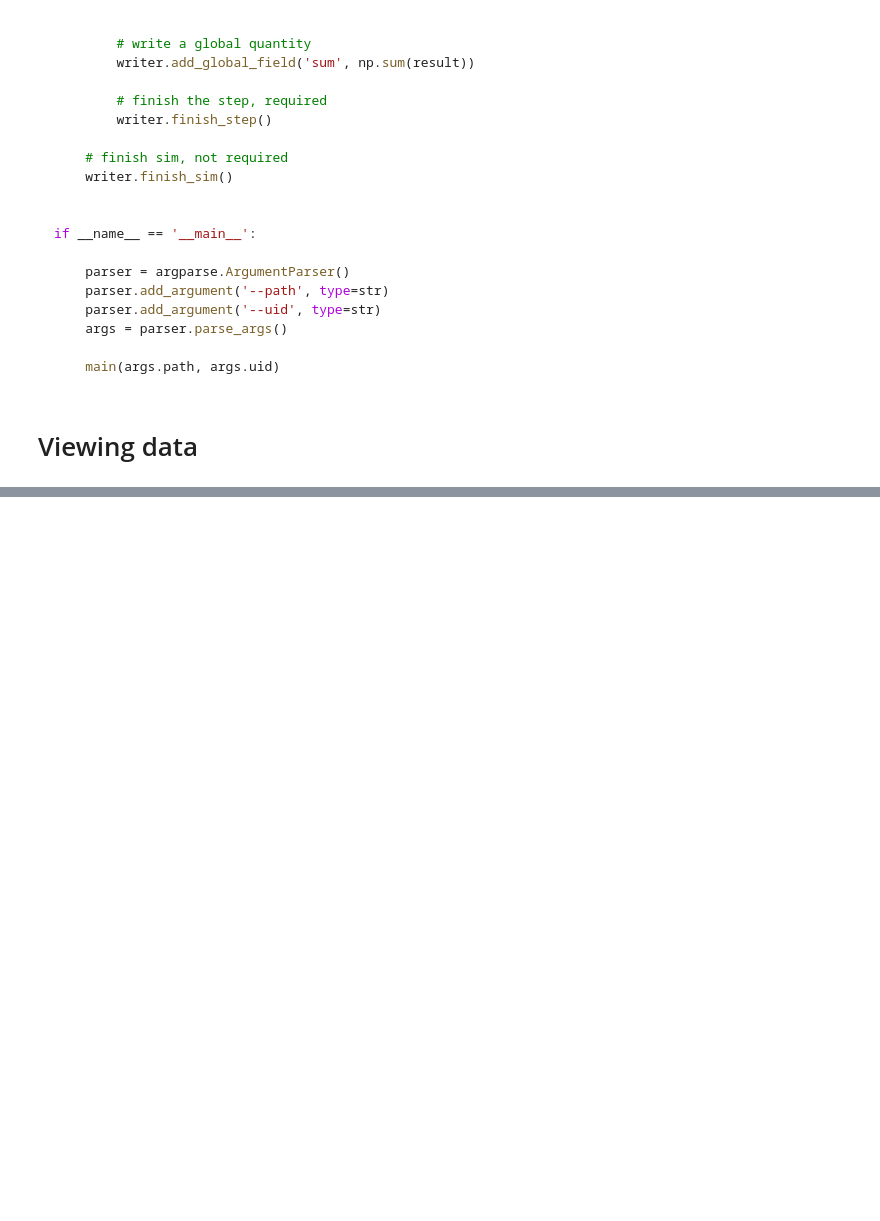
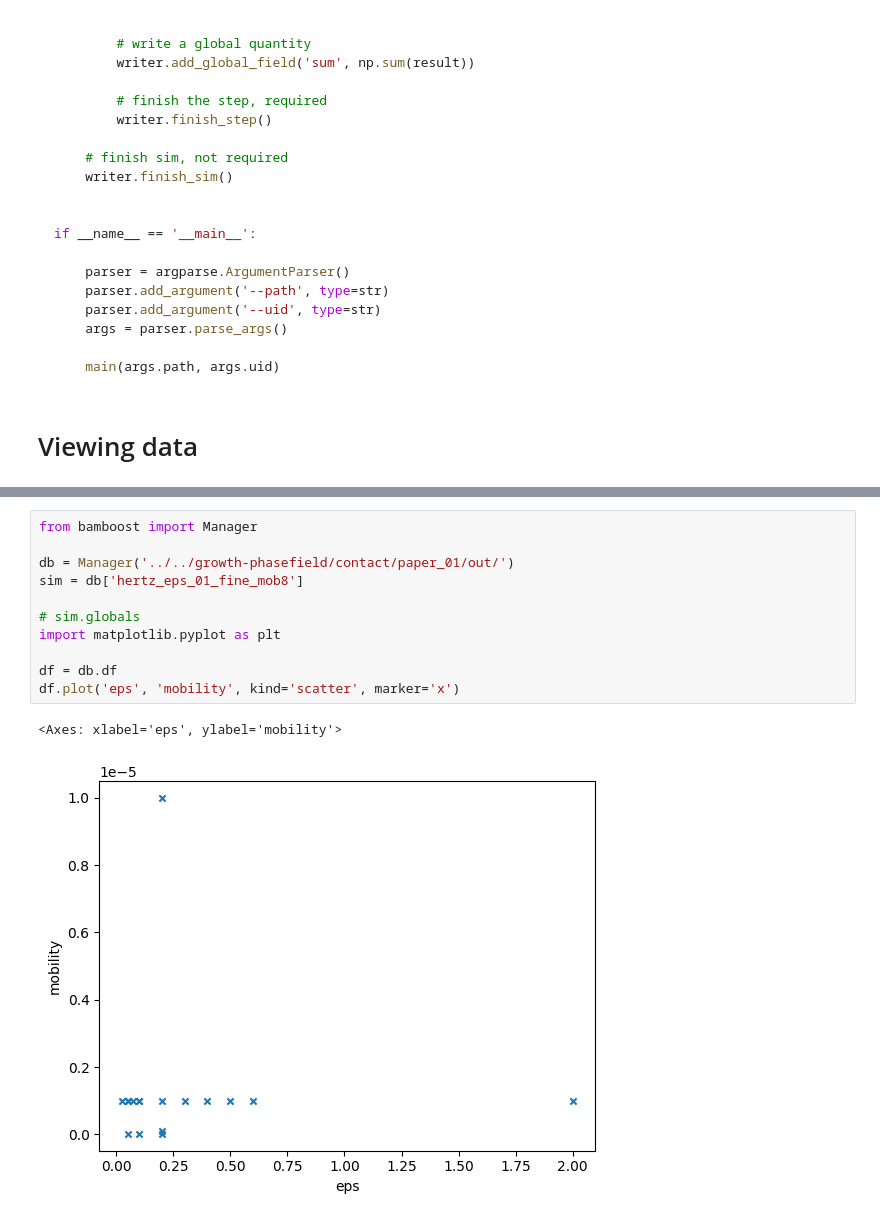
Before and after one commit to smec-ethz/bamboost, a Jupyter notebook: examples/manager_example.ipynb, the cells around one changed output, grey strips where cells are left out. Drawn from its saved outputs; the diff is of its cells as text; blank space fills up the shorter version.

```diff
--- a/examples/manager_example.ipynb
+++ b/examples/manager_example.ipynb
@@ -198,0 +241,14 @@ nothing added to commit but untracked files present (use "git add" to track)
+# %%
+from bamboost import Manager
+
+db = Manager('../../growth-phasefield/contact/paper_01/out/')
+sim = db['hertz_eps_01_fine_mob8']
+
+# sim.globals
+import matplotlib.pyplot as plt
+
+df = db.df
+df.plot('eps', 'mobility', kind='scatter', marker='x')
+# %% [output]
+<Axes: xlabel='eps', ylabel='mobility'>
+[figure, added]
```
Also changed, not shown: parts of 18 cells of this notebook, 6 other files.
